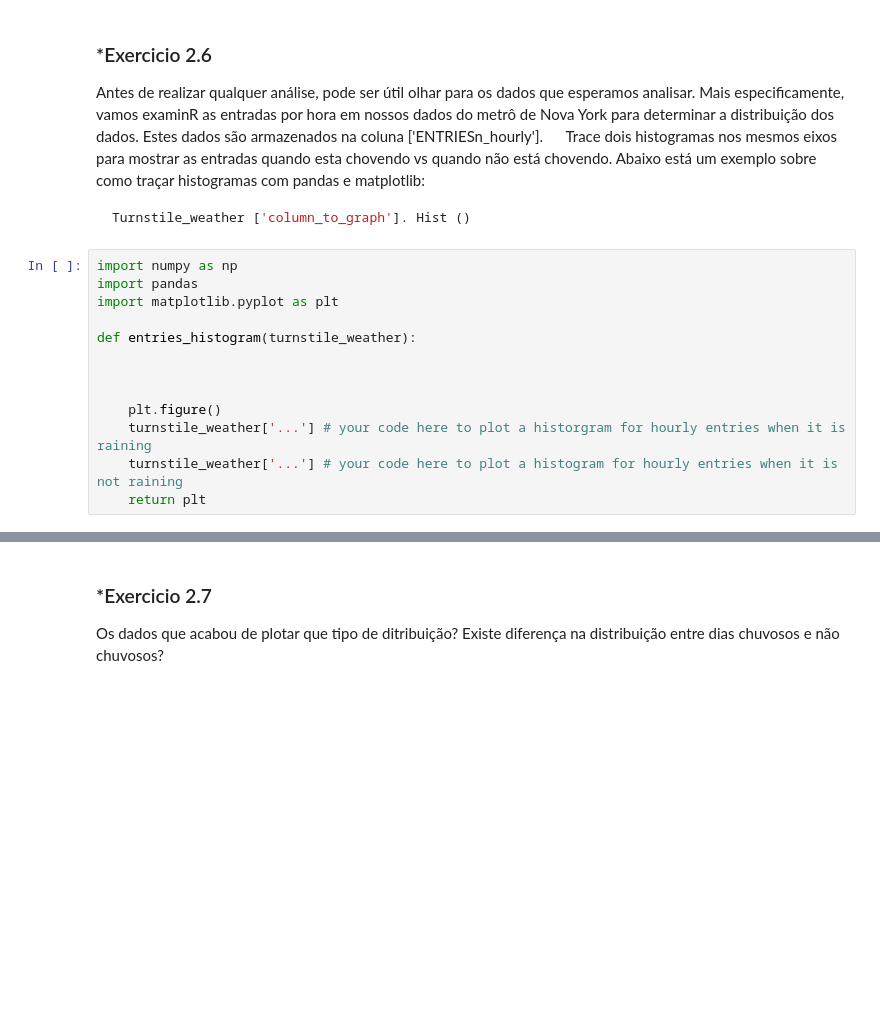
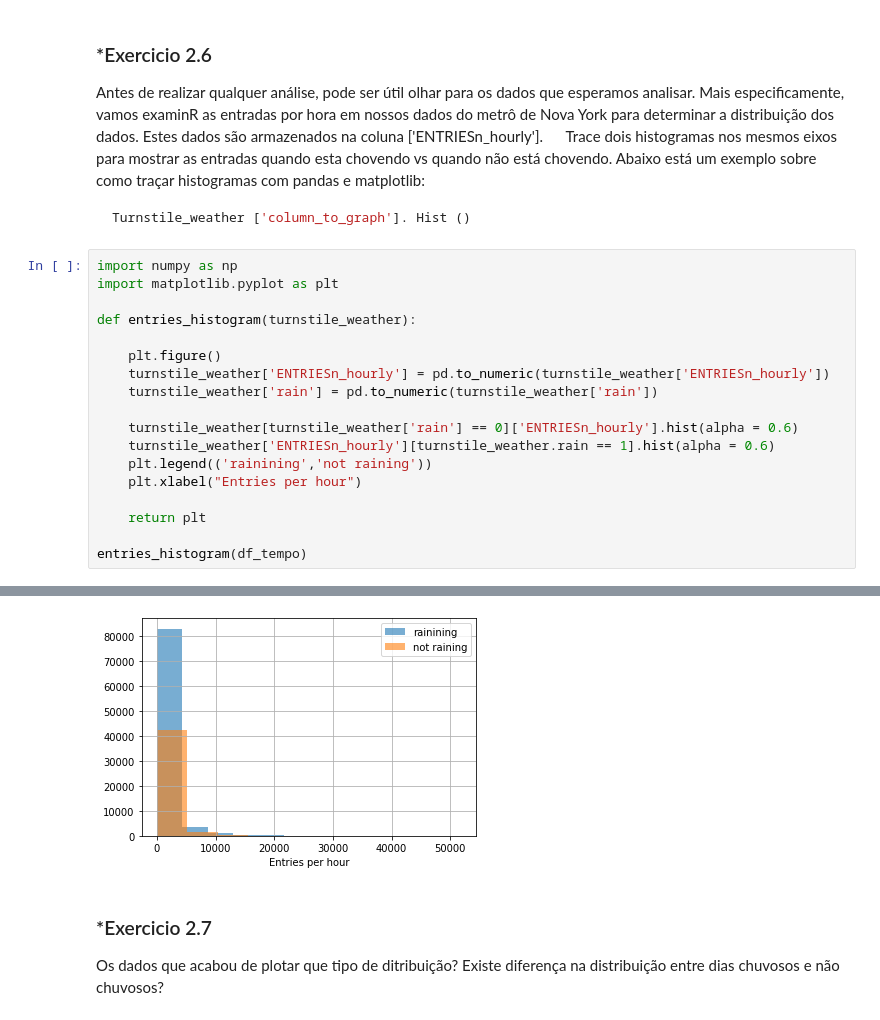
Before and after one commit to Jaapis/NY_Subway, a Jupyter notebook: analyzing-subway-data-ndfdsi.ipynb, the cells around one changed output, grey strips where cells are left out. Saved outputs shown, nothing was run; the diff lists cells and outputs as text; blank space fills up the shorter version.

````diff
--- a/analyzing-subway-data-ndfdsi.ipynb
+++ b/analyzing-subway-data-ndfdsi.ipynb
@@ -495,16 +495,22 @@ Abaixo está um exemplo sobre como traçar histogramas com pandas e matplotlib:
 ```python
 Turnstile_weather ['column_to_graph']. Hist ()
 ```
-# %%
-import numpy as np
-import pandas
-import matplotlib.pyplot as plt
-
-def entries_histogram(turnstile_weather):
-
-
-
-    plt.figure()
-    turnstile_weather['...'] # your code here to plot a historgram for hourly entries when it is raining
-    turnstile_weather['...'] # your code here to plot a histogram for hourly entries when it is not raining
-    return plt
+# %%
+import numpy as np
+import matplotlib.pyplot as plt
+
+def entries_histogram(turnstile_weather):
+
+    plt.figure()
+    turnstile_weather['ENTRIESn_hourly'] = pd.to_numeric(turnstile_weather['ENTRIESn_hourly'])
+    turnstile_weather['rain'] = pd.to_numeric(turnstile_weather['rain'])
+
+    turnstile_weather[turnstile_weather['rain'] == 0]['ENTRIESn_hourly'].hist(alpha = 0.6)
+    turnstile_weather['ENTRIESn_hourly'][turnstile_weather.rain == 1].hist(alpha = 0.6)
+    plt.legend(('rainining','not raining'))
+    plt.xlabel("Entries per hour")
+
+    return plt
+
+entries_histogram(df_tempo)
+# %% [output]
@@ -511,3 +518,4 @@ def entries_histogram(turnstile_weather):
+[figure, added]
 # %% [markdown]
 ### *Exercicio 2.7
 
````
Also changed, not shown: parts of 1 cell of this notebook.
